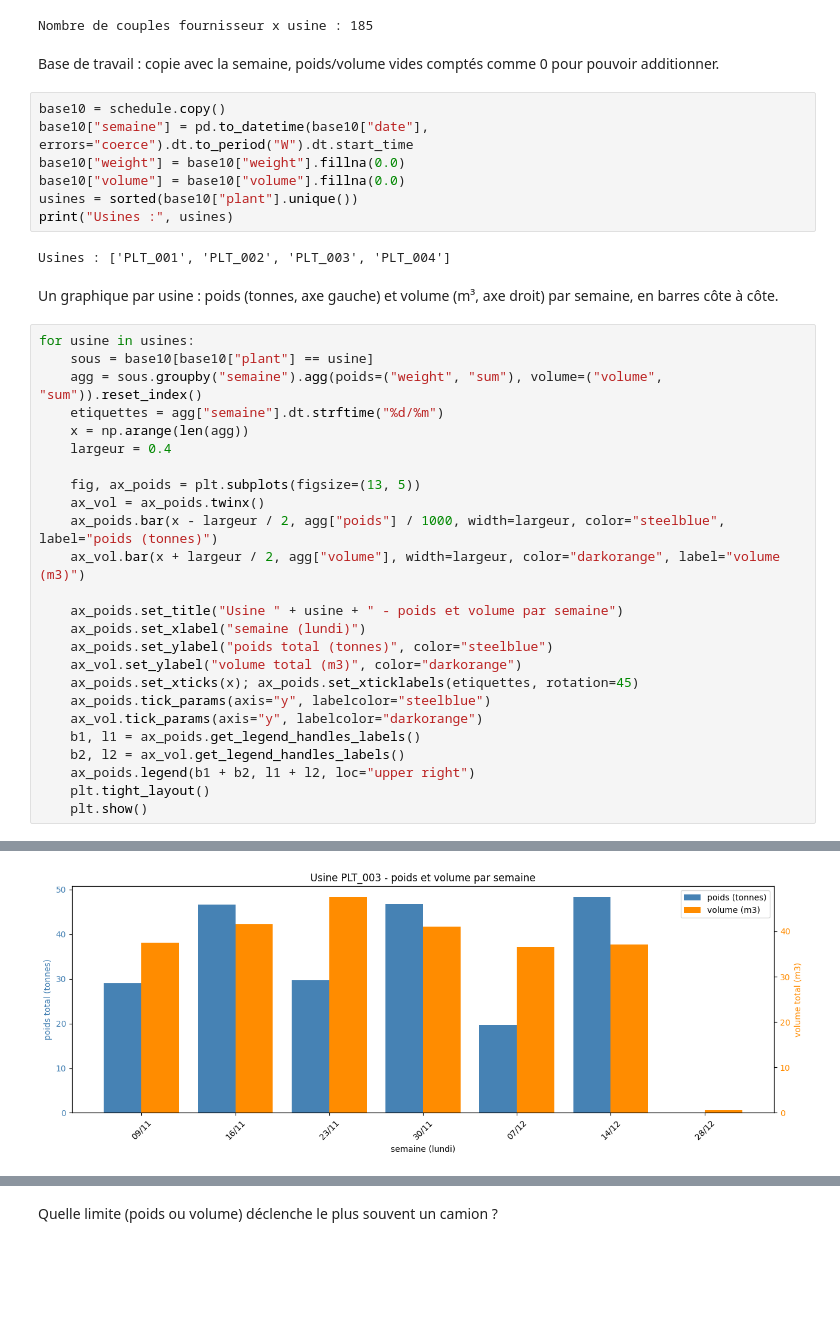
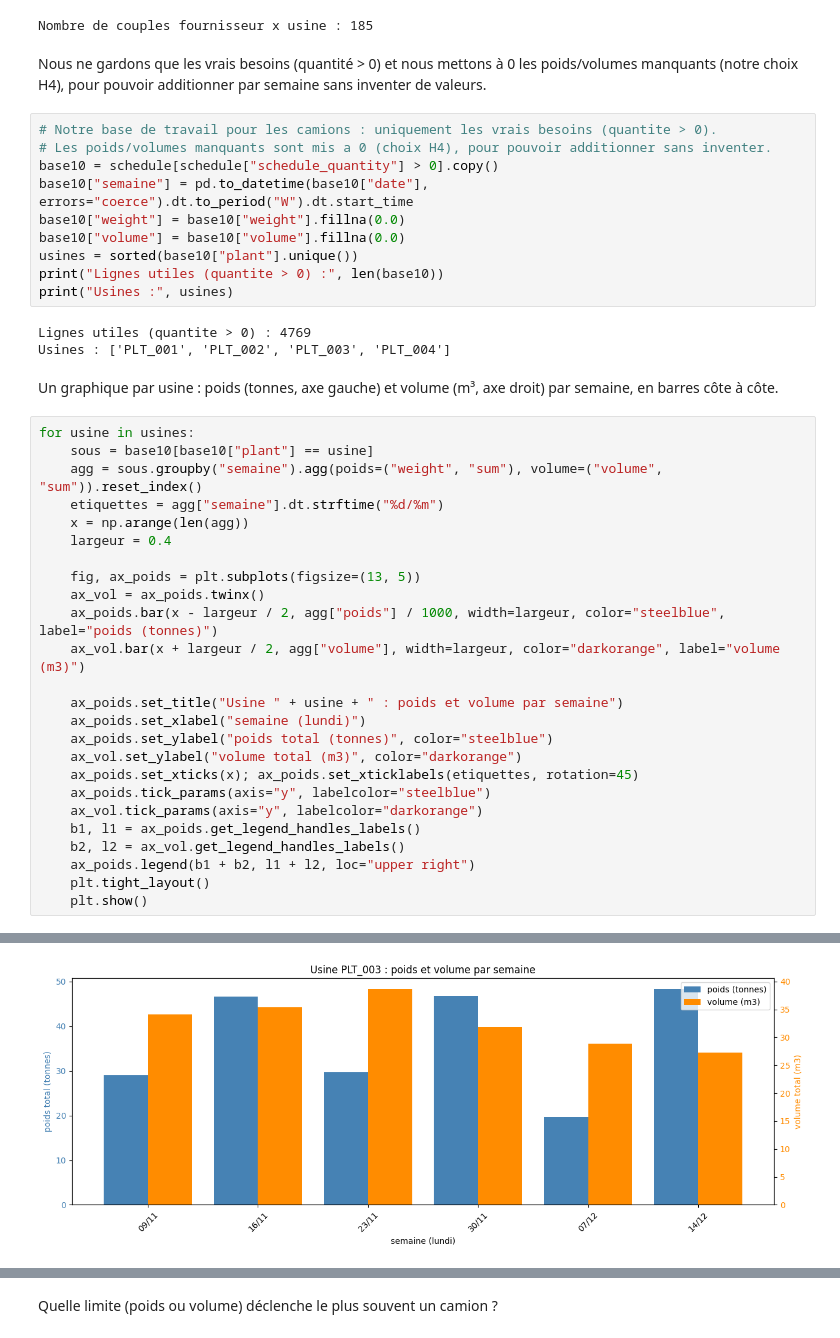
Before and after one commit to FlorentinBIAOU/Projet-IA, a Jupyter notebook: notebooks/milestone1.ipynb, the cells around one changed output, grey strips where cells are left out. Drawn from its saved outputs; the diff is of its cells as text; blank space fills up the shorter version.

```diff
--- a/notebooks/milestone1.ipynb
+++ b/notebooks/milestone1.ipynb
@@ -915,15 +909,19 @@ Fournisseurs par usine :
 | PLT_004 | 43 |
 Nombre de couples fournisseur x usine : 185
 # %% [markdown]
-Base de travail : copie avec la semaine, poids/volume vides comptés comme 0 pour pouvoir additionner.
+Nous ne gardons que les vrais besoins (quantité > 0) et nous mettons à 0 les poids/volumes manquants (notre choix H4), pour pouvoir additionner par semaine sans inventer de valeurs.
 # %%
-base10 = schedule.copy()
+# Notre base de travail pour les camions : uniquement les vrais besoins (quantite > 0).
+# Les poids/volumes manquants sont mis a 0 (choix H4), pour pouvoir additionner sans inventer.
+base10 = schedule[schedule["schedule_quantity"] > 0].copy()
 base10["semaine"] = pd.to_datetime(base10["date"], errors="coerce").dt.to_period("W").dt.start_time
 base10["weight"] = base10["weight"].fillna(0.0)
 base10["volume"] = base10["volume"].fillna(0.0)
 usines = sorted(base10["plant"].unique())
+print("Lignes utiles (quantite > 0) :", len(base10))
 print("Usines :", usines)
 # %% [output]
+Lignes utiles (quantite > 0) : 4769
 Usines : ['PLT_001', 'PLT_002', 'PLT_003', 'PLT_004']
 # %% [markdown]
 Un graphique par usine : poids (tonnes, axe gauche) et volume (m³, axe droit) par semaine, en barres côte à côte.
@@ -940,7 +938,7 @@ for usine in usines:
     ax_poids.bar(x - largeur / 2, agg["poids"] / 1000, width=largeur, color="steelblue", label="poids (tonnes)")
     ax_vol.bar(x + largeur / 2, agg["volume"], width=largeur, color="darkorange", label="volume (m3)")
 
-    ax_poids.set_title("Usine " + usine + " - poids et volume par semaine")
+    ax_poids.set_title("Usine " + usine + " : poids et volume par semaine")
     ax_poids.set_xlabel("semaine (lundi)")
     ax_poids.set_ylabel("poids total (tonnes)", color="steelblue")
     ax_vol.set_ylabel("volume total (m3)", color="darkorange")
@@ -958 +956 @@ for usine in usines:
-[figure, old version]
+[figure, new version]
```
Also changed, not shown: parts of 159 cells of this notebook, 3 other files.
